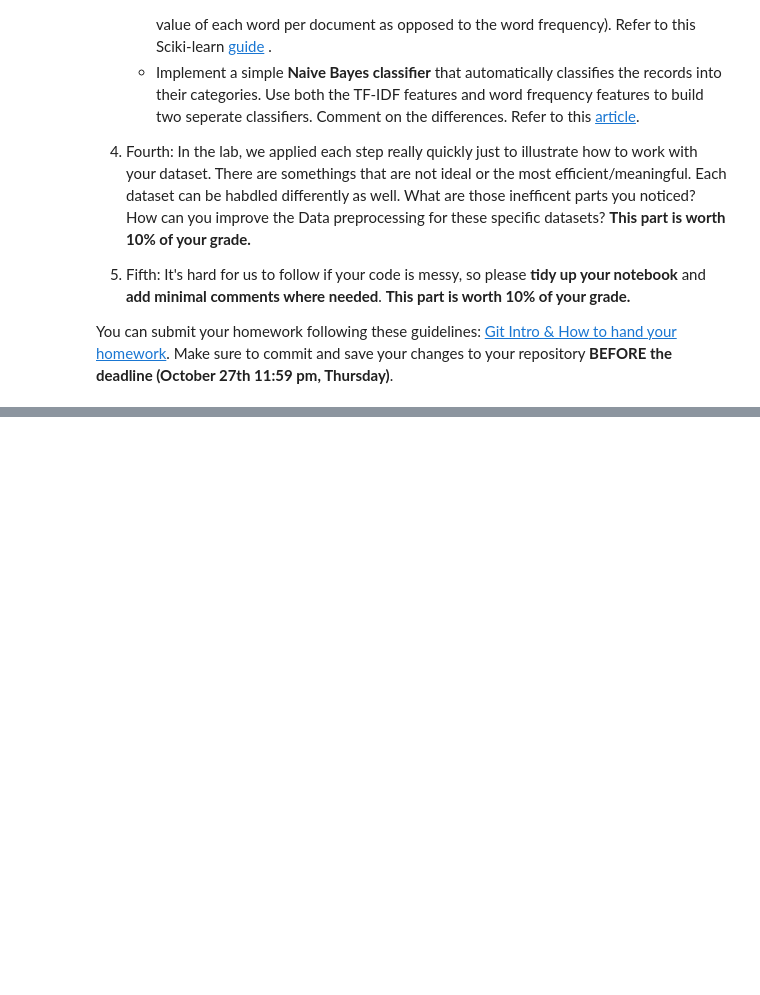
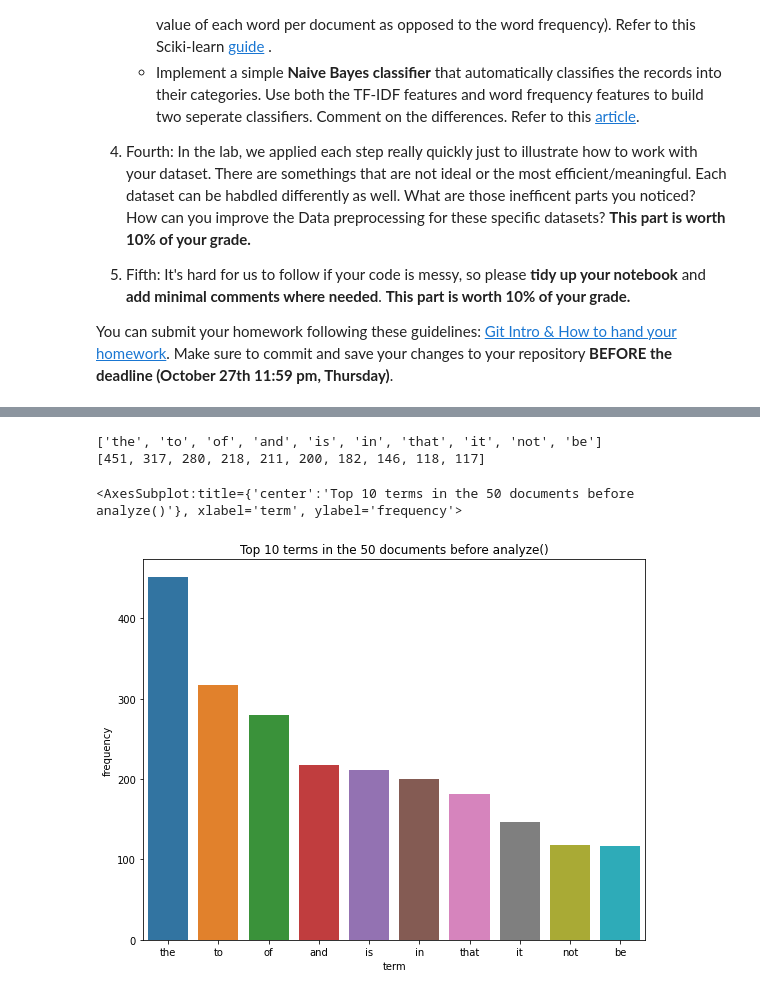
Before and after one commit to provomittt/DM2023-Lab1-Master, a Jupyter notebook: Homework/DM2023-Lab1-Homework.ipynb, the cells around one changed output, grey strips where cells are left out. Drawn from its saved outputs; the diff is of its cells as text; code cells hidden in the pictures; blank space fills up the shorter version.

```diff
--- a/Homework/DM2023-Lab1-Homework.ipynb
+++ b/Homework/DM2023-Lab1-Homework.ipynb
@@ -35,0 +43,3 @@ You can submit your homework following these guidelines: [Git Intro & How to han
+# %%
+# categories
+categories = ['alt.atheism', 'soc.religion.christian', 'comp.graphics', 'sci.med']
@@ -35,0 +188,2 @@ You can submit your homework following these guidelines: [Git Intro & How to han
+# %%
+X_counts = count_vect.fit_transform(X.text) #learn the vocabulary and return document-term matrix
@@ -35,0 +205,26 @@ You can submit your homework following these guidelines: [Git Intro & How to han
+# %%
+import matplotlib.pyplot as plt
+# src: https://stackoverflow.com/questions/20612769/how-to-get-sum-of-each-row-and-sum-of-each-column-in-scipy-sparse-matrices-csr
+# https://stackoverflow.com/questions/6910641/how-do-i-get-indices-of-n-maximum-values-in-a-numpy-array
+doc_size = 50
+b = scipy.sparse.csr_matrix(X_counts[0:doc_size, :].toarray())
+B = (b.sum(axis=0)).A[0]
+# print(B) # B: the frequency of each word
+# type(B)
+ind = B.argsort()[-10:][::-1]
+plot_x = [str(i) for i in count_vect.get_feature_names_out()[ind]]
+print(plot_x)
+plot_y = [i for i in list(B[ind])]
+print(plot_y)
+df_toplot = pd.DataFrame(
+    {'term': plot_x,
+     'frequency':plot_y}
+)
+plt.subplots(figsize=(9, 7))
+plt.title(f'Top 10 terms in the {doc_size} documents before analyze()')
+sns.barplot(df_toplot, x='term', y='frequency')
+# %% [output]
+['the', 'to', 'of', 'and', 'is', 'in', 'that', 'it', 'not', 'be']
+[451, 317, 280, 218, 211, 200, 182, 146, 118, 117]
+<AxesSubplot:title={'center':'Top 10 terms in the 50 documents before analyze()'}, xlabel='term', ylabel='frequency'>
+[figure, added]
```
Also changed, not shown: parts of 44 cells of this notebook, 8 other files.
